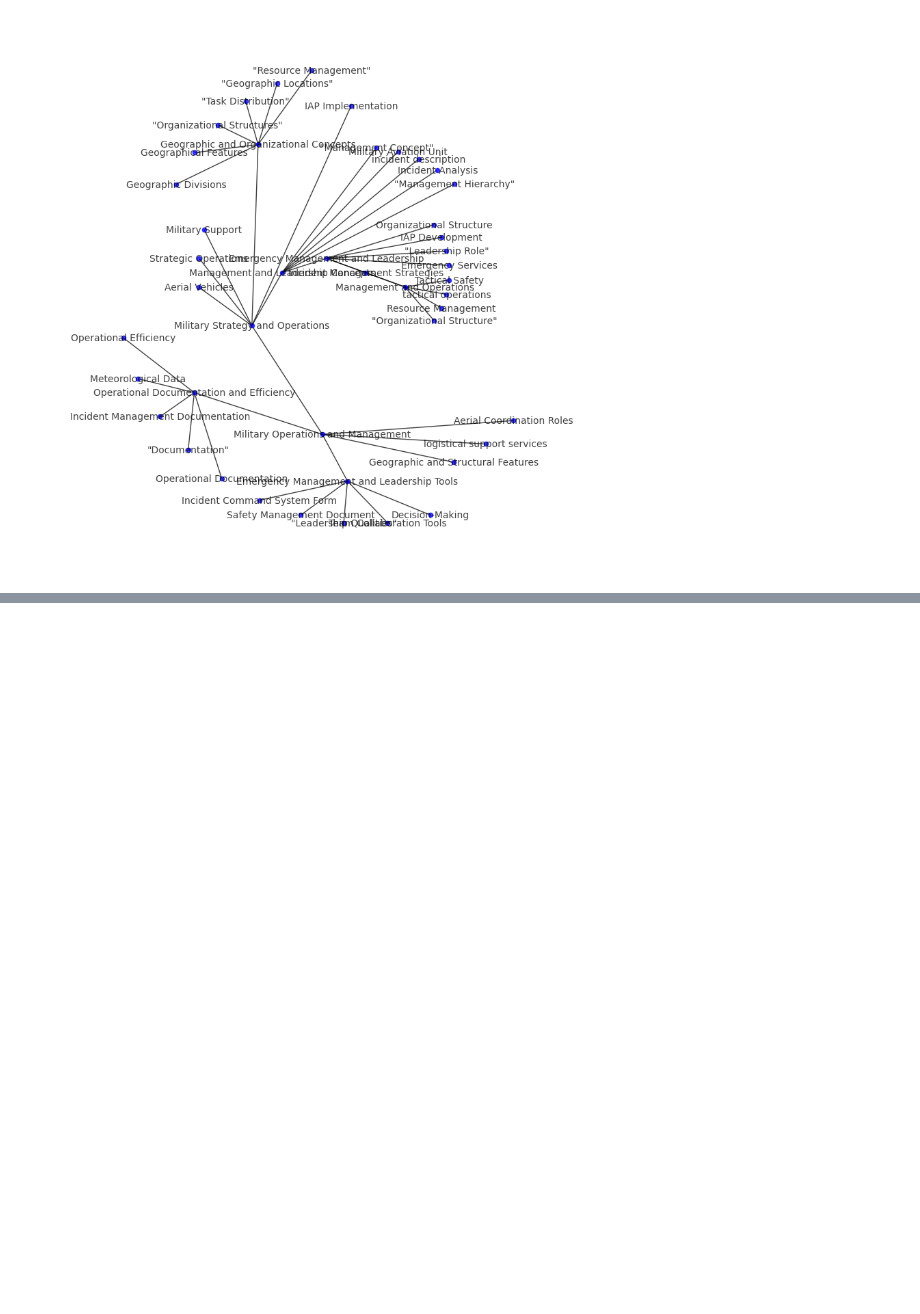
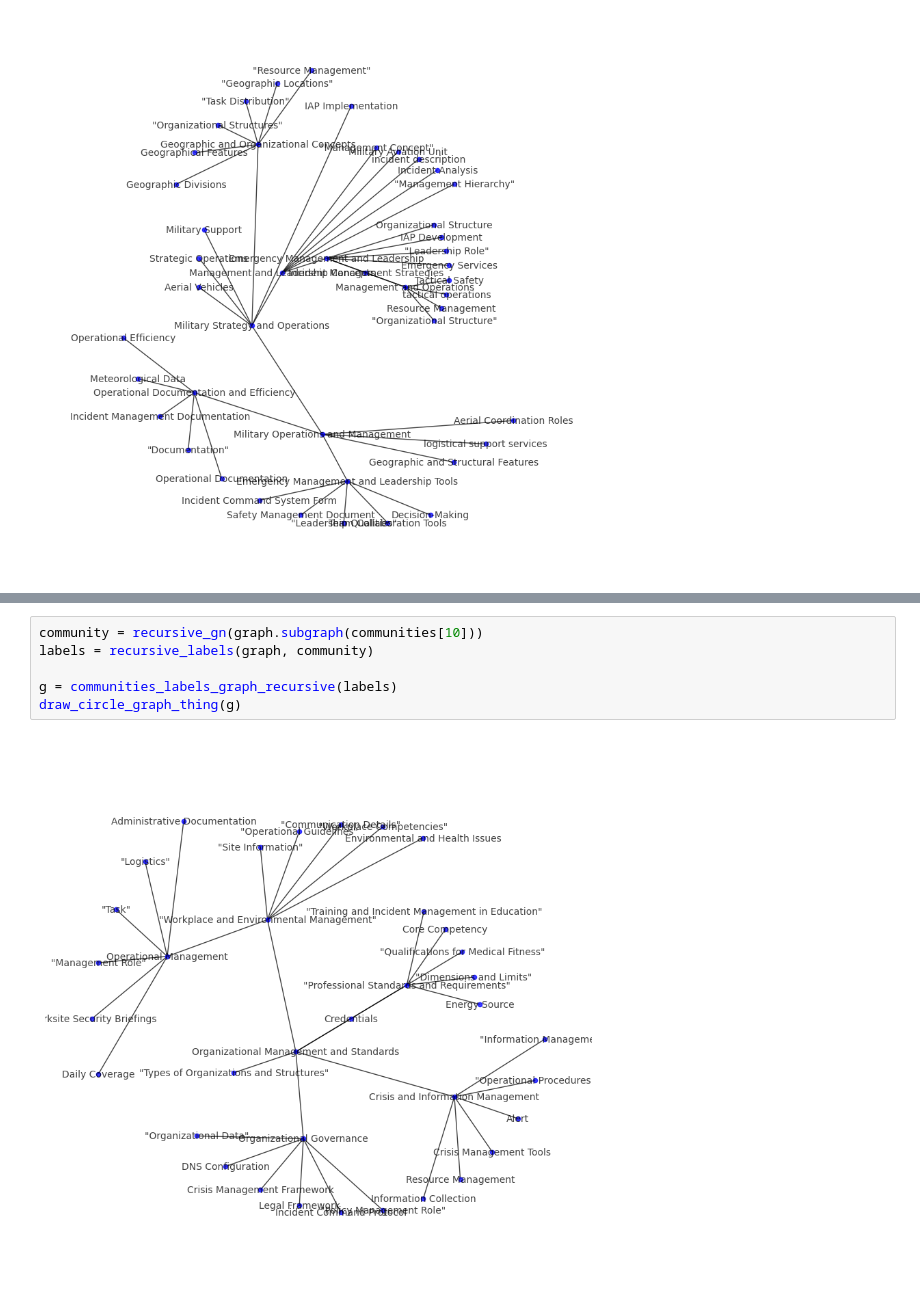
Before and after one commit to Saskapult/graph-rag-testing, a Jupyter notebook: communities_demo.ipynb, the cells around one changed output, grey strips where cells are left out. Cells and saved outputs as stored; diff of their text form; blank space fills up the shorter version.

```diff
--- a/communities_demo.ipynb
+++ b/communities_demo.ipynb
@@ -240,0 +275,8 @@ draw_circle_graph_thing(g)
+# %%
+community = recursive_gn(graph.subgraph(communities[10]))
+labels = recursive_labels(graph, community)
+
+g = communities_labels_graph_recursive(labels)
+draw_circle_graph_thing(g)
+# %% [output]
+[figure, added]
```
Also changed, not shown: parts of 5 cells of this notebook.
